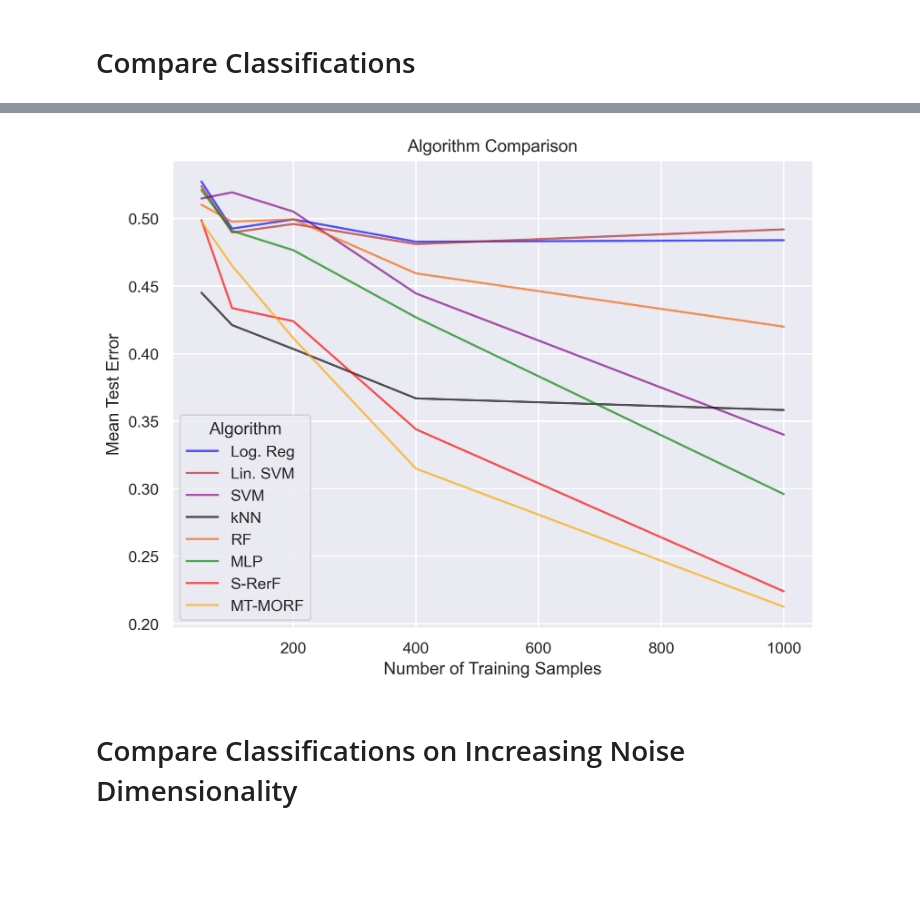
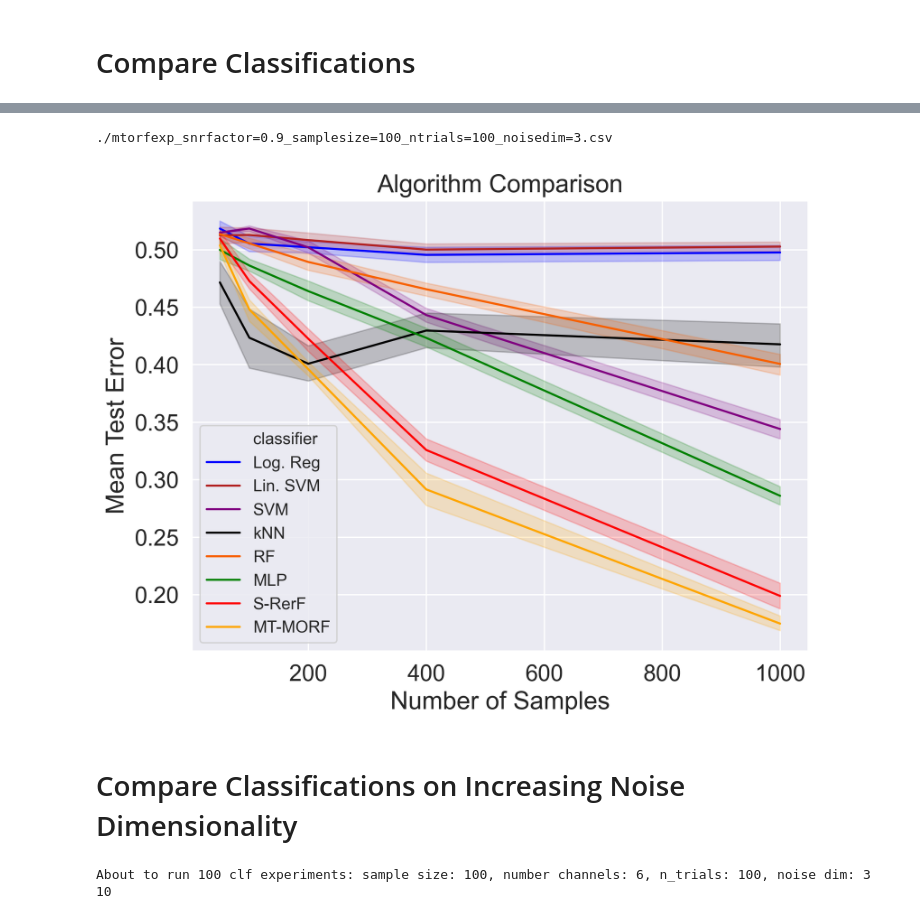
Before and after one commit to adam2392/motor-decoding, a Jupyter notebook: notebooks/publication/simulation_analysis_mtrf.ipynb, the cells around one changed output, grey strips where cells are left out. Saved outputs shown, nothing was run; the diff lists cells and outputs as text; code cells hidden in the pictures; blank space fills up the shorter version.

```diff
--- a/notebooks/publication/simulation_analysis_mtrf.ipynb
+++ b/notebooks/publication/simulation_analysis_mtrf.ipynb
@@ -291,3 +444,9 @@ About to run 40 clf experiments: sample size: 100, number channels: 6, n_trials:
+# %%
+fname = f"./mtorfexp_snrfactor={snr_factor}_samplesize={n_samples}_ntrials={n_trials}_noisedim={noise_dim}.csv"
+
+print(fname)
+# %% [output]
+./mtorfexp_snrfactor=0.9_samplesize=100_ntrials=100_noisedim=3.csv
 # %%
 # Train each classifier on each dataset size, then test
 # Prep output file:
@@ -329,33 +492,49 @@ for n, clf, iteration in tqdm(runList):
 f.close()
 # %%
 dat = pd.read_csv(fname)
-d1 = pd.DataFrame(columns = ['classifier', 'n', 'Lhat', 'color'])
+# d1 = pd.DataFrame(columns=["classifier", "n", "Lhat", "color"])
 
-k = 0
-for ni in np.unique(dat['n']):
-    for cl in np.unique(dat['classifier']):
-        tmp = dat[np.logical_and(dat['classifier'] == cl,dat['n'] == ni)][['n', 'Lhat']]
-        d1.loc[k] = [cl] + list(tmp.mean()) + [names[cl]]
-        k += 1
+# k = 0
+# for ni in np.unique(dat["n"]):
+#     for cl in np.unique(dat["classifier"]):
+#         tmp = dat[np.logical_and(dat["classifier"] == cl, dat["n"] == ni)][
+#             ["n", "Lhat"]
+#         ]
+#         d1.loc[k] = [cl] + list(tmp.mean()) + [names[cl]]
+#         k += 1
 
 
-sns.set(style="darkgrid", rc={'figure.figsize':[12,8], 'figure.dpi': 300})
-fig, ax = plt.subplots(figsize = (8,6))
+sns.set(
+    style="darkgrid", rc={"figure.figsize": [12, 8], "figure.dpi": 300}, font_scale=1.5
+)
+fig, ax = plt.subplots(figsize=(8, 6))
 
-for key in names.keys():
-    grp = d1[d1['classifier'] == key]
-    ax = grp.plot(ax=ax, kind='line', x='n', y='Lhat', label=key, \
-            c = names[key], alpha =0.65)
-    #ax.set_yscale('log')
+sns.lineplot(
+    x="n",
+    y="Lhat",
+    hue="classifier",
+    data=dat,  # [dat["classifier"] == "MT-MORF"],
+    ax=ax,
+    palette=names,
+)
 
-plt.legend(loc='best',title='Algorithm')
-plt.title('Algorithm Comparison')
-plt.ylabel('Mean Test Error')
-plt.xlabel('Number of Training Samples')
-#plt.savefig('./s-rerf_impulse_experiment.pdf',dpi=300,format='pdf')
+# for key in names.keys():
+#     grp = d1[d1["classifier"] == key]
+#     ax = grp.plot(
+#         ax=ax, kind="line", x="n", y="Lhat", label=key, c=names[key], alpha=0.65
+#     )
+#     # ax.set_yscale('log')
+
+plt.legend(loc="best", prop={"size": 12})
+plt.title("Algorithm Comparison")
+plt.ylabel("Mean Test Error")
+plt.xlabel("Number of Samples")
+plt.savefig(
+    "./morf_experiment_discontiguous_multivariategaussian.pdf", dpi=300, format="pdf"
+)
 plt.show()
 # %% [output]
-[figure, old version]
+[figure, new version]
 # %% [markdown]
 # Compare Classifications on Increasing Noise Dimensionality
 # %%
@@ -448,0 +610,17 @@ for noise_dim in noise_dims:
+# %%
+runList = [
+    (n, run)
+    for n in noise_dims  #                    for clf in zip(classifiers,
+    #                                   [key for key in names])\
+    for run in range(num_runs)
+]
+print(
+    f"About to run {len(runList)} clf experiments: "
+    f"sample size: {n_samples}, number channels: {n_chs}, "
+    f"n_trials: {n_trials}, noise dim: {noise_dim}"
+)
+
+print(num_runs)
+# %% [output]
+About to run 100 clf experiments: sample size: 100, number channels: 6, n_trials: 100, noise dim: 3
+10
```
Also changed, not shown: parts of 23 cells of this notebook, 7 other files.
